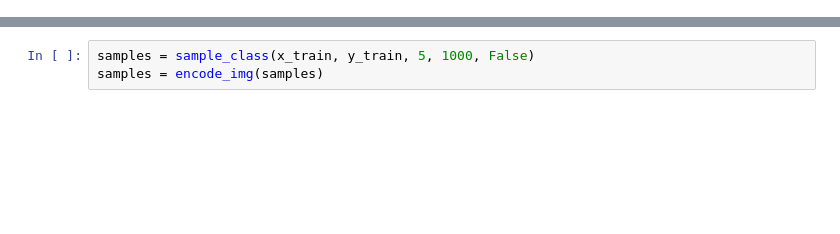
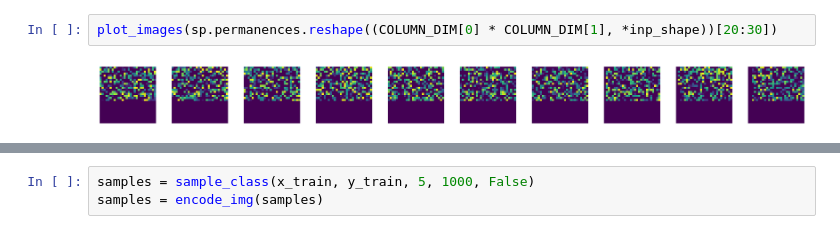
Before and after one commit to MoShrank/bachelor-thesis-research, a Jupyter notebook: Spatial Pooling.ipynb, the cells around one changed output, grey strips where cells are left out. Drawn from its saved outputs; the diff is of its cells as text; blank space fills up the shorter version.

```diff
--- a/Spatial Pooling.ipynb
+++ b/Spatial Pooling.ipynb
@@ -72,0 +80,4 @@ sp = SpatialPooler(
+# %%
+plot_images(sp.permanences.reshape((COLUMN_DIM[0] * COLUMN_DIM[1], *inp_shape))[20:30])
+# %% [output]
+[figure, added]
```
Also changed, not shown: parts of 13 cells of this notebook, 1 other file.
